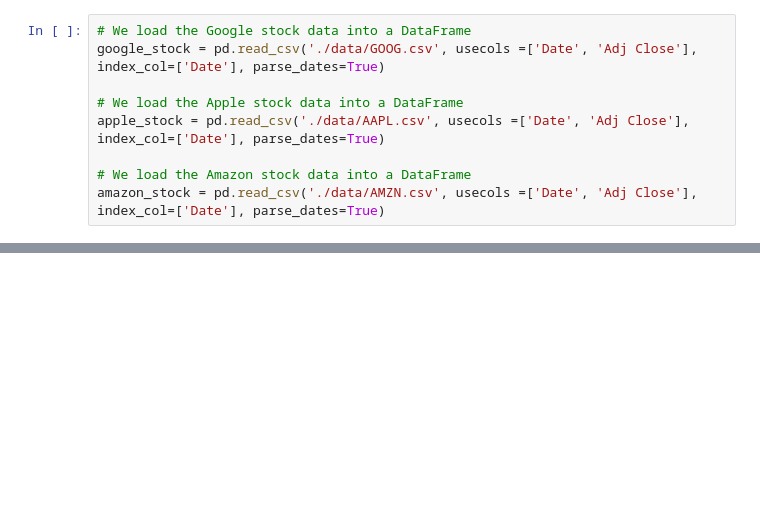
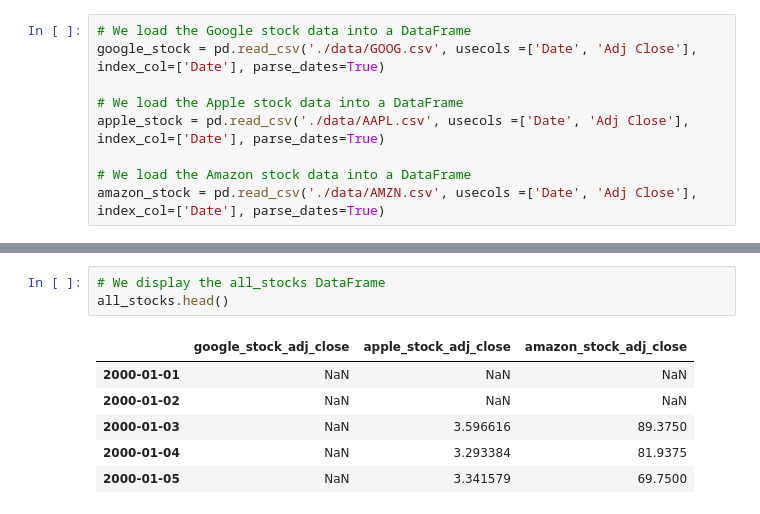
Before and after one commit to bipasnadulal/aws-future-ai-programmer-nanodegree, a Jupyter notebook: statistics_from_stock_data/statistics_from_stock_data.ipynb, the cells around one changed output, grey strips where cells are left out. Drawn from its saved outputs; the diff is of its cells as text; blank space fills up the shorter version.

```diff
--- a/statistics_from_stock_data/statistics_from_stock_data.ipynb
+++ b/statistics_from_stock_data/statistics_from_stock_data.ipynb
@@ -22,0 +69,10 @@ amazon_stock = pd.read_csv('./data/AMZN.csv', usecols =['Date', 'Adj Close'], in
+# %%
+# We display the all_stocks DataFrame
+all_stocks.head()
+# %% [output]
+|  | google_stock_adj_close | apple_stock_adj_close | amazon_stock_adj_close |
+| 2000-01-01 | NaN | NaN | NaN |
+| 2000-01-02 | NaN | NaN | NaN |
+| 2000-01-03 | NaN | 3.596616 | 89.3750 |
+| 2000-01-04 | NaN | 3.293384 | 81.9375 |
+| 2000-01-05 | NaN | 3.341579 | 69.7500 |
```
Also changed, not shown: parts of 9 cells of this notebook.
